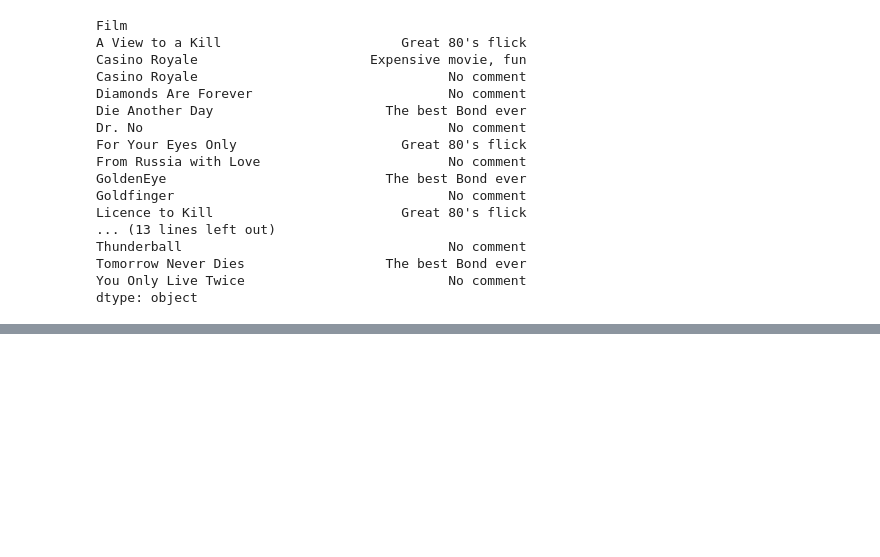
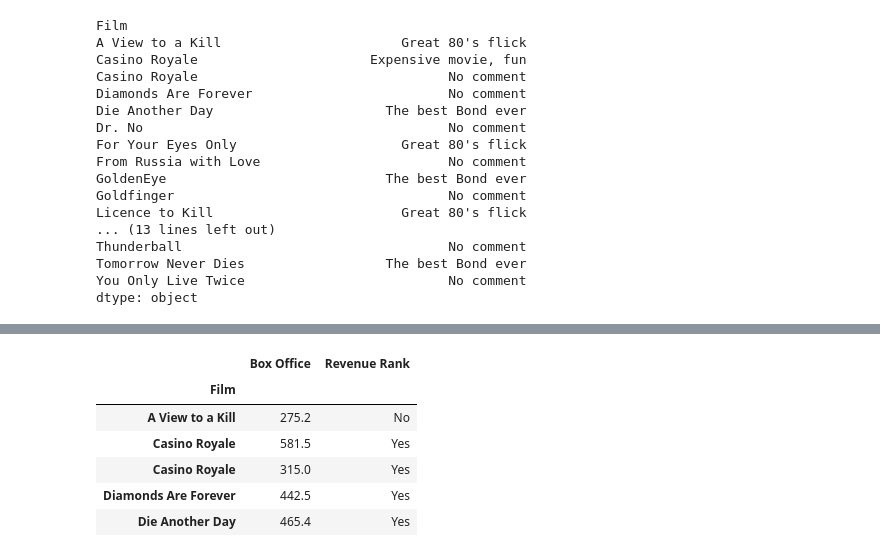
Before and after one commit to Lucas01iveira/Data-Engineering, a Jupyter notebook: Data Analysis with Pandas and Python/materials/pandas/Incomplete/06 - DataFrames III - Data Extraction.ipynb, the cells around one changed output, grey strips where cells are left out. Saved outputs shown, nothing was run; the diff lists cells and outputs as text; code cells hidden in the pictures; blank space fills up the shorter version.

```diff
--- a/Data Analysis with Pandas and Python/materials/pandas/Incomplete/06 - DataFrames III - Data Extraction.ipynb
+++ b/Data Analysis with Pandas and Python/materials/pandas/Incomplete/06 - DataFrames III - Data Extraction.ipynb
@@ -1299,0 +1344,19 @@ bond.head()
+# %%
+#3) Create a new column called "High Revenue" where the value is "Yes" if the "Revenue" is greater than 300 million, and "No" otherwise.
+
+def high_revenue(x):
+    if x['Box Office'] > 300:
+        return 'Yes'
+    else:
+        return 'No'
+
+bond['Revenue Rank']= bond.apply(high_revenue, axis= 'columns')
+bond[['Box Office', 'Revenue Rank']].head()
+# %% [output]
+|  | Box Office | Revenue Rank |
+| Film |  |  |
+| A View to a Kill | 275.2 | No |
+| Casino Royale | 581.5 | Yes |
+| Casino Royale | 315.0 | Yes |
+| Diamonds Are Forever | 442.5 | Yes |
+| Die Another Day | 465.4 | Yes |
```
Also changed, not shown: parts of 6 cells of this notebook.
